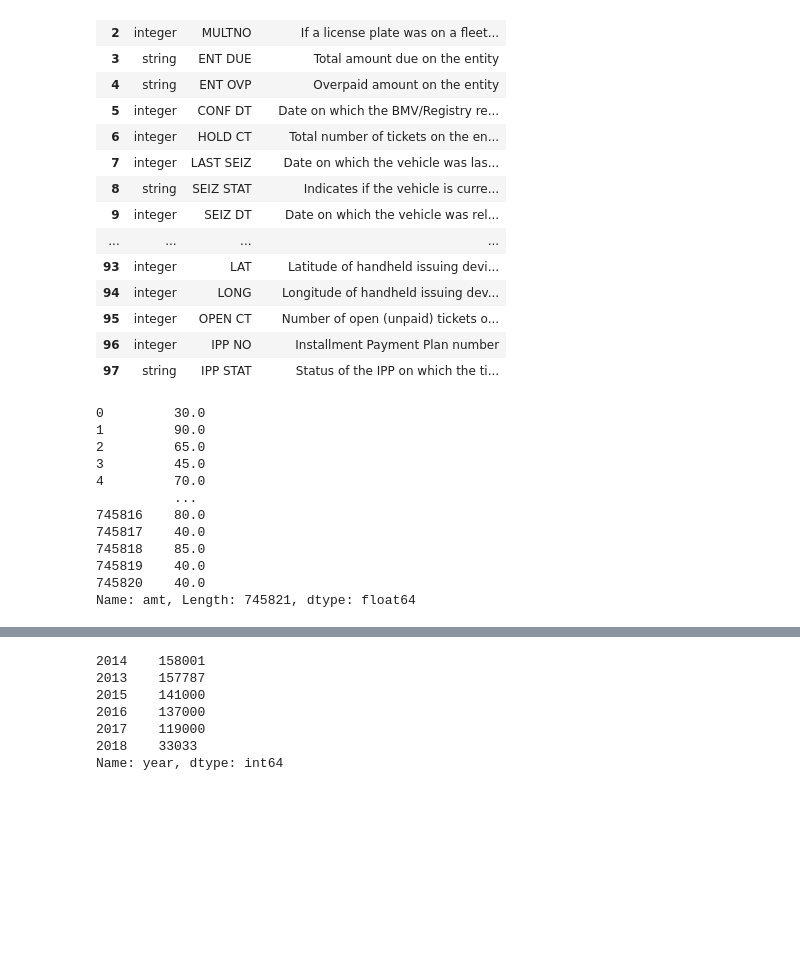
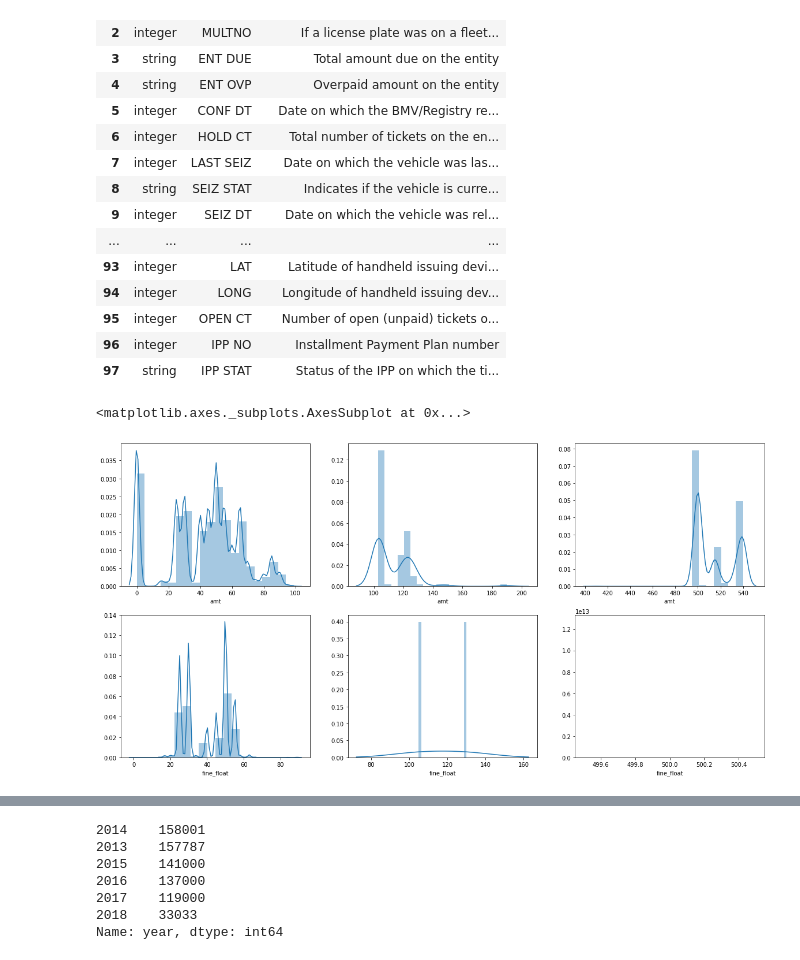
Before and after one commit to osofariu/cmh-parking-tickets, a Jupyter notebook: notebooks/Cmh_Parking_Violation.ipynb, the cells around one changed output, grey strips where cells are left out. Saved outputs shown, nothing was run; the diff lists cells and outputs as text; code cells hidden in the pictures; blank space fills up the shorter version.

```diff
--- a/notebooks/Cmh_Parking_Violation.ipynb
+++ b/notebooks/Cmh_Parking_Violation.ipynb
@@ -91,25 +73,26 @@ violations['issue_date'] = violations['iss dt'].map(lambda dtStr: datetime.datet
 violations['year'] = violations['issue_date'].map(lambda dt: dt.year)
 violations['dayOfWeek'] = violations['issue_date'].map(lambda dt: dt.weekday())
 violations['hour'] = violations['iss time'] / 100
-# %%
-# convert 'pay amt' into a float
-import string
-trans_dict ={ord('$'): None, ord('('): None, ord(')'): None, ord(","): None}
-violations['amt'] = violations['pay amt'].str.translate(trans_dict).astype(float)
-violations['amt']
-# %% [output]
-0         30.0
-1         90.0
-2         65.0
-3         45.0
-4         70.0
-          ...
-745816    80.0
-745817    40.0
-745818    85.0
-745819    40.0
-745820    40.0
-Name: amt, Length: 745821, dtype: float64
+# %%
+# convert 'pay amt' into a float
+import string
+trans_dict ={ord('$'): None, ord('('): None, ord(')'): None, ord(","): None}
+violations['amt'] = violations['pay amt'].str.translate(trans_dict).astype(float)
+violations['fine_float'] = violations['fine'].str.translate(trans_dict).astype(float)
+f, ((ax1, ax2, ax3), (ax4, ax5, ax6)) = plt.subplots(2, 3, sharex=False, figsize=(20,10))
+
+# after removing outliers (amounts > 100), here's the distribution of fines:
+sns.distplot(violations[violations['amt'] < 100]['amt'], bins = 20, ax=ax1)
+sns.distplot(violations[(violations['amt'] > 100) & (violations['amt'] < 200)]['amt'], bins = 20, ax=ax2)
+sns.distplot(violations[(violations['amt'] > 400) & (violations['amt'] < 600)]['amt'], bins = 20, ax=ax3)
+sns.distplot(violations[violations['fine_float'] < 100]['fine_float'], bins = 20, ax=ax4)
+sns.distplot(violations[(violations['fine_float'] > 100) & (violations['fine_float'] < 200)]['fine_float'], bins = 20, ax=ax5)
+sns.distplot(violations[(violations['fine_float'] > 400) & (violations['fine_float'] < 600)]['fine_float'], bins = 20, ax=ax6)
+# also this weird fine:
+#violations[violations['amt'] > 900]
+# %% [output]
+<matplotlib.axes._subplots.AxesSubplot at 0x...>
+[figure, added]
 # %%
 violations.info()
 violations.sample(10)
```
Also changed, not shown: parts of 29 cells of this notebook.
